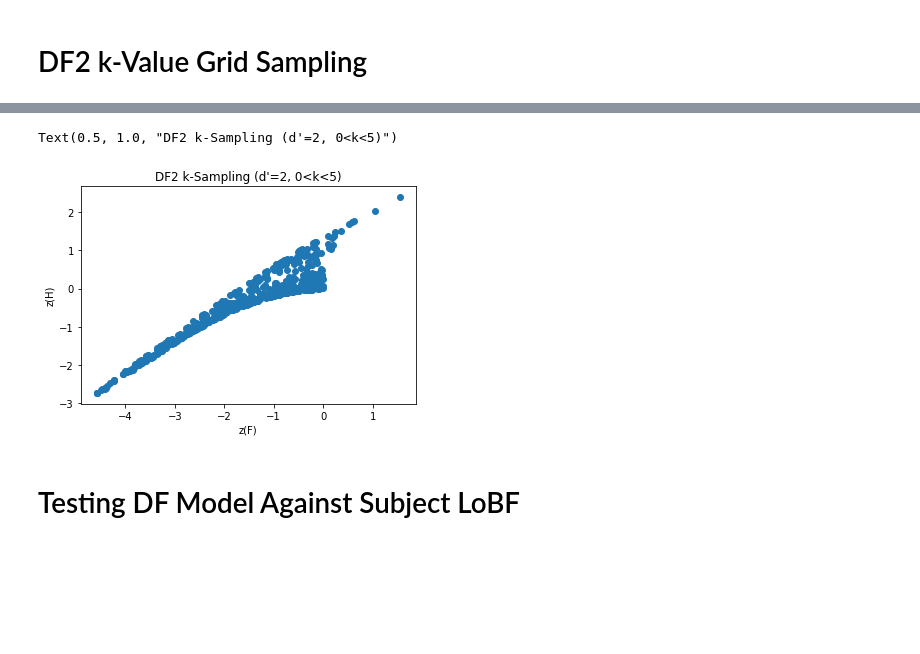
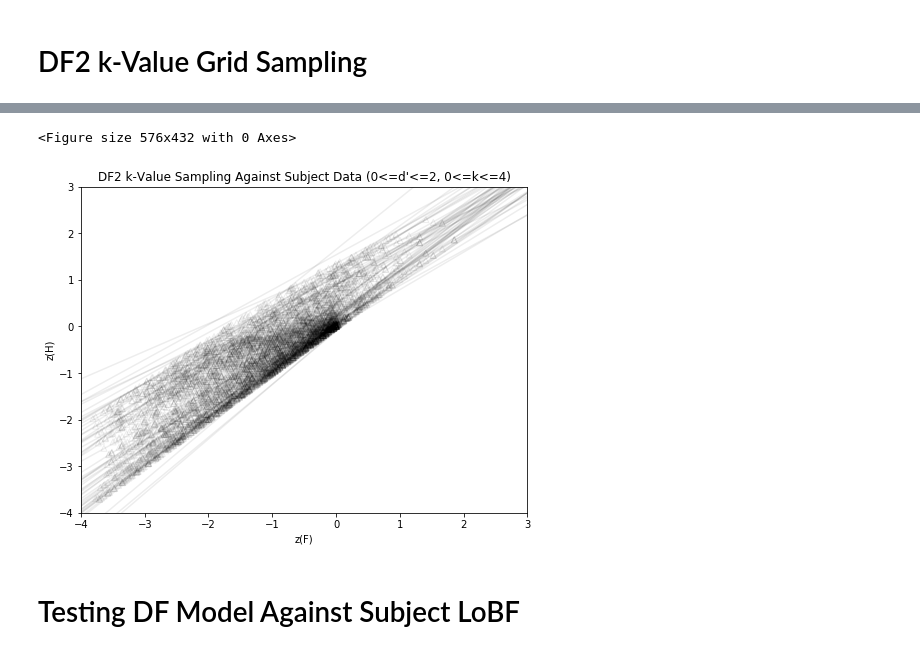
Before and after one commit to alexxyu/decision-modeling, a Jupyter notebook: Decision Modeling.ipynb, the cells around one changed output, grey strips where cells are left out. Saved outputs shown, nothing was run; the diff lists cells and outputs as text; code cells hidden in the pictures; blank space fills up the shorter version.

Commit message:
Final DF2 sampling data

```diff
--- a/Decision Modeling.ipynb
+++ b/Decision Modeling.ipynb
@@ -132,14 +132,14 @@ diff_model = DifferencingDecisionModel()
 # %% [markdown]
 # DF2 k-Value Grid Sampling
 # %%
-k_range = {'k_min': 0, 'k_max': 100, 'k_num': 1000}
-zf_vals, zh_vals = diff_model.sample_k1_k2_values(k_range, 2, 500)
-zf_vals_k, zh_vals_k = diff_model.sample_k_values(k_range, 2, 500)
+k_range = {'k_min': 0, 'k_max': 4, 'k_num': 1000}
+zf_vals, zh_vals = diff_model.sample_k1_k2_values(k_range, 1, 500)
+zf_vals_k, zh_vals_k = diff_model.sample_k_values(k_range, 1, 500)
 
 plt.scatter(zf_vals, zh_vals)
 plt.scatter(zf_vals_k, zh_vals_k, alpha=0.3)
 plt.xlabel('z(F)')
 plt.ylabel('z(H)')
-plt.title('DF2 k-Sampling (d\'=2, 0<k<100)')
-plt.savefig('results/df2_sampling_largek.png')
+plt.title('DF2 k-Sampling (d\'=0.5, 0<k<4)')
+#plt.savefig('results/df2_sampling_smallk.png')
 # %% [output]
@@ -147,17 +176,59 @@ plt.savefig('results/df2_sampling_largek.png')
+# %%
+k_range = {'k_min': 0, 'k_max': 4, 'k_num': 101}
+dp_range = {'dp_min': 0, 'dp_max': 2, 'dp_num': 11}
+
+data = pd.read_csv('data.csv', index_col=0)
+x_vals = [-4, 3]
+
+for dp in np.linspace(dp_range['dp_min'], dp_range['dp_max'], dp_range['dp_num']):
+    zf_vals, zh_vals = diff_model.sample_k1_k2_values(k_range, dp, 500)
+
+    plt.gcf().set_size_inches(8, 6)
+    plt.scatter(zf_vals, zh_vals, alpha=0.3, marker='^', facecolor="none", edgecolor='black')
+
+    for i in range(len(data)):
+        sub_data = data.iloc[i]
+        zf_vals = sub_data.filter(like='ZF').tolist()
+        zh_vals = sub_data.filter(like='ZH').tolist()
+        plt.plot(zf_vals, zh_vals, color='black', alpha=0.1)
+
+    plt.xlabel('z(F)')
+    plt.ylabel('z(H)')
+    plt.xlim(-4, 3)
+    plt.ylim(-4, 3)
+    plt.title(f'DF2 k-Value Sampling (d\'={round(dp,2)}, 0<k<4)')
+    plt.savefig(f'results/k_sampling{round(dp,2)}.png')
+    plt.clf()
+# %% [output]
+<Figure size 576x432 with 0 Axes>
 # %%
-k_range = {'k_min': 0, 'k_max': 5, 'k_num': 1000}
-zf_vals, zh_vals = diff_model.sample_k1_k2_values(k_range, 2, 500)
-#zf_vals_k, zh_vals_k = diff_model.sample_k_values(k_range, 2, 500)
+k_range = {'k_min': 0, 'k_max': 4, 'k_num': 101}
+dp_range = {'dp_min': 0, 'dp_max': 2, 'dp_num': 11}
 
-plt.scatter(zf_vals, zh_vals)
-#plt.scatter(zf_vals_k, zh_vals_k, alpha=0.3)
+mb_data = pd.read_csv('mb_data.csv', index_col=0)
+x_vals = [-4, 3]
+
+plt.gcf().set_size_inches(8, 6)
+for dp in np.linspace(dp_range['dp_min'], dp_range['dp_max'], dp_range['dp_num']):
+    zf_vals, zh_vals = diff_model.sample_k1_k2_values(k_range, dp, 500)
+    #zf_vals_k, zh_vals_k = diff_model.sample_k_values(k_range, dp, 500)
+
+    plt.scatter(zf_vals, zh_vals, alpha=0.07, marker='^', facecolor="none", edgecolor='black')
+    #plt.scatter(zf_vals_k, zh_vals_k, alpha=0.3, marker='s', facecolor="none", edgecolor='black', label='DF1')
+
+for index, row in mb_data.iterrows():
+    slope, intercept = row['Slope'], row['Intercept']
+    pred_vals = [slope * n + intercept for n in x_vals]
+    plt.plot(x_vals, pred_vals, color='black', alpha=0.07)
+
 plt.xlabel('z(F)')
 plt.ylabel('z(H)')
-plt.title('DF2 k-Sampling (d\'=2, 0<k<5)')
-#plt.savefig('results/df2_sampling_smallk.png')
+plt.xlim(-4, 3)
+plt.ylim(-4, 3)
+plt.title(f'DF2 k-Value Sampling Against Subject Data (0<=d\'<=2, 0<=k<=4)')
+plt.savefig(f'results/k_sampling_full.png')
 # %% [output]
-Text(0.5, 1.0, "DF2 k-Sampling (d'=2, 0<k<5)")
-[figure, old version]
+[figure, new version]
 # %% [markdown]
 # Testing DF Model Against Subject LoBF
 # %%
```
Also changed, not shown: parts of 4 cells of this notebook, 10 other files.
